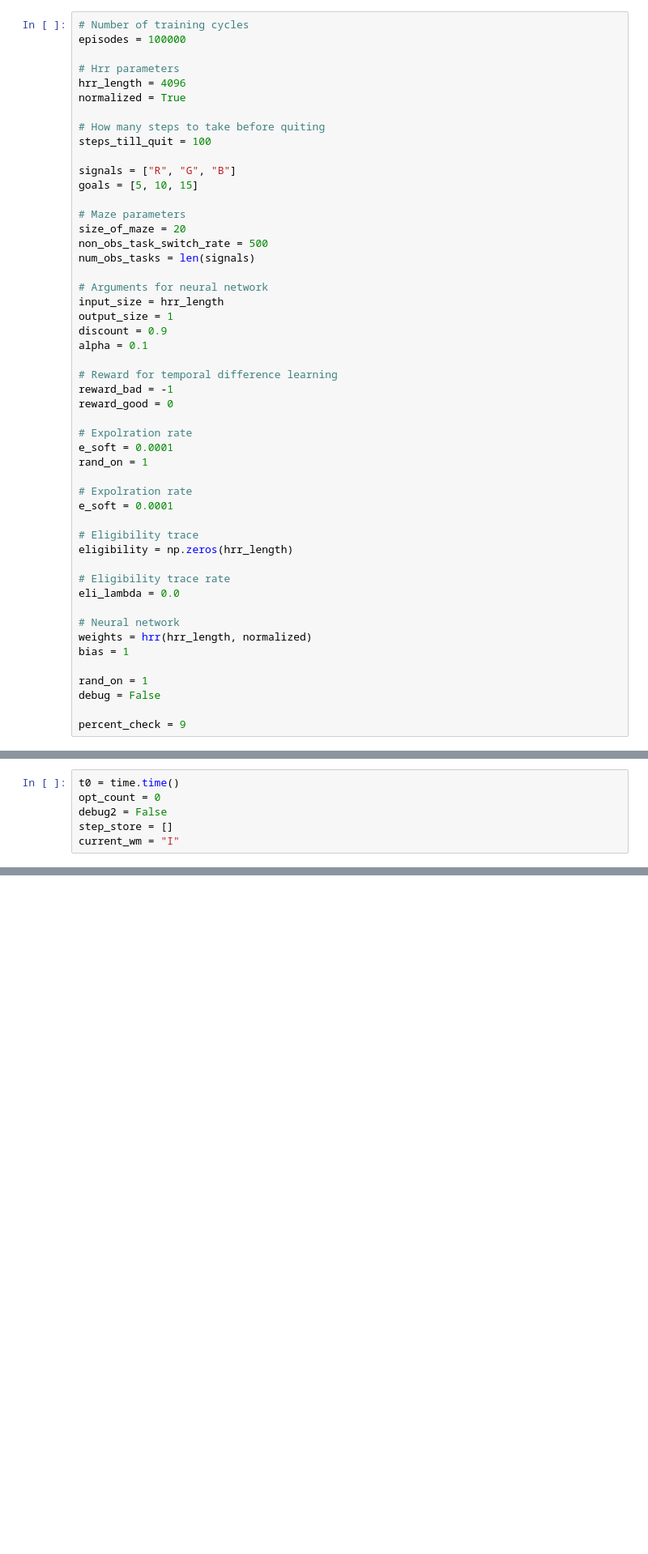
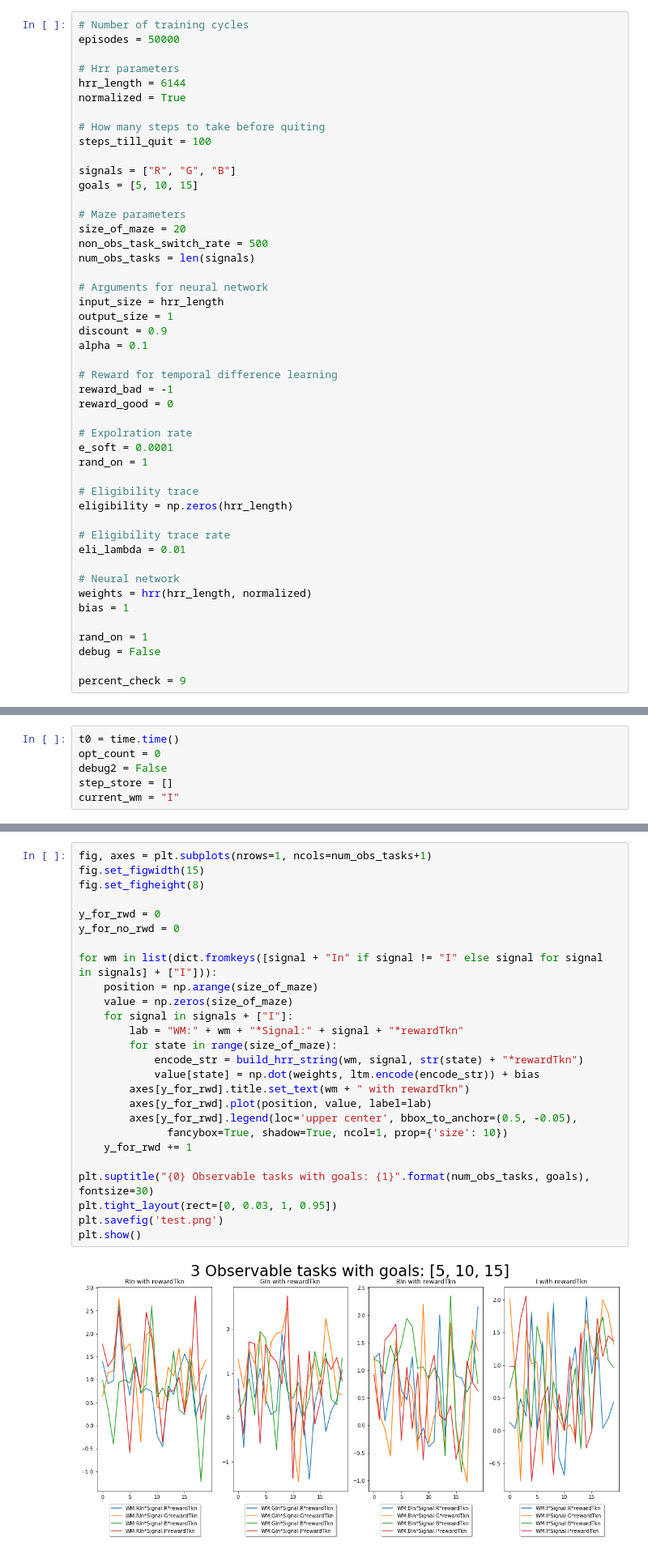
Before and after one commit to nibraaska/Working-Memory-Temporal-Difference, a Jupyter notebook: combined_model/updated_obs.ipynb, the cells around one changed output, grey strips where cells are left out. Shown at 81% size. Cells and saved outputs as stored; diff of their text form; blank space fills up the shorter version.

```diff
--- a/combined_model/updated_obs.ipynb
+++ b/combined_model/updated_obs.ipynb
@@ -20,10 +20,10 @@ np.random.seed(775118366)
 random.seed(775118366)
 # %%
 # Number of training cycles
-episodes = 100000
+episodes = 50000
 
 # Hrr parameters
-hrr_length = 4096
+hrr_length = 6144
 normalized = True
 
 # How many steps to take before quiting
@@ -51,14 +51,11 @@ reward_good = 0
 e_soft = 0.0001
 rand_on = 1
 
-# Expolration rate
-e_soft = 0.0001
-
 # Eligibility trace
 eligibility = np.zeros(hrr_length)
 
 # Eligibility trace rate
-eli_lambda = 0.0
+eli_lambda = 0.01
 
 # Neural network
 weights = hrr(hrr_length, normalized)
@@ -325,0 +331,28 @@ plt.show()
+# %%
+fig, axes = plt.subplots(nrows=1, ncols=num_obs_tasks+1)
+fig.set_figwidth(15)
+fig.set_figheight(8)
+
+y_for_rwd = 0
+y_for_no_rwd = 0
+
+for wm in list(dict.fromkeys([signal + "In" if signal != "I" else signal for signal in signals] + ["I"])):
+    position = np.arange(size_of_maze)
+    value = np.zeros(size_of_maze)
+    for signal in signals + ["I"]:
+        lab = "WM:" + wm + "*Signal:" + signal + "*rewardTkn"
+        for state in range(size_of_maze):
+            encode_str = build_hrr_string(wm, signal, str(state) + "*rewardTkn")
+            value[state] = np.dot(weights, ltm.encode(encode_str)) + bias
+        axes[y_for_rwd].title.set_text(wm + " with rewardTkn")
+        axes[y_for_rwd].plot(position, value, label=lab)
+        axes[y_for_rwd].legend(loc='upper center', bbox_to_anchor=(0.5, -0.05),
+              fancybox=True, shadow=True, ncol=1, prop={'size': 10})
+    y_for_rwd += 1
+
+plt.suptitle("{0} Observable tasks with goals: {1}".format(num_obs_tasks, goals), fontsize=30)
+plt.tight_layout(rect=[0, 0.03, 1, 0.95])
+plt.savefig('test.png')
+plt.show()
+# %% [output]
+[figure, added]
```
Also changed, not shown: parts of 4 cells of this notebook, 6 other files.
